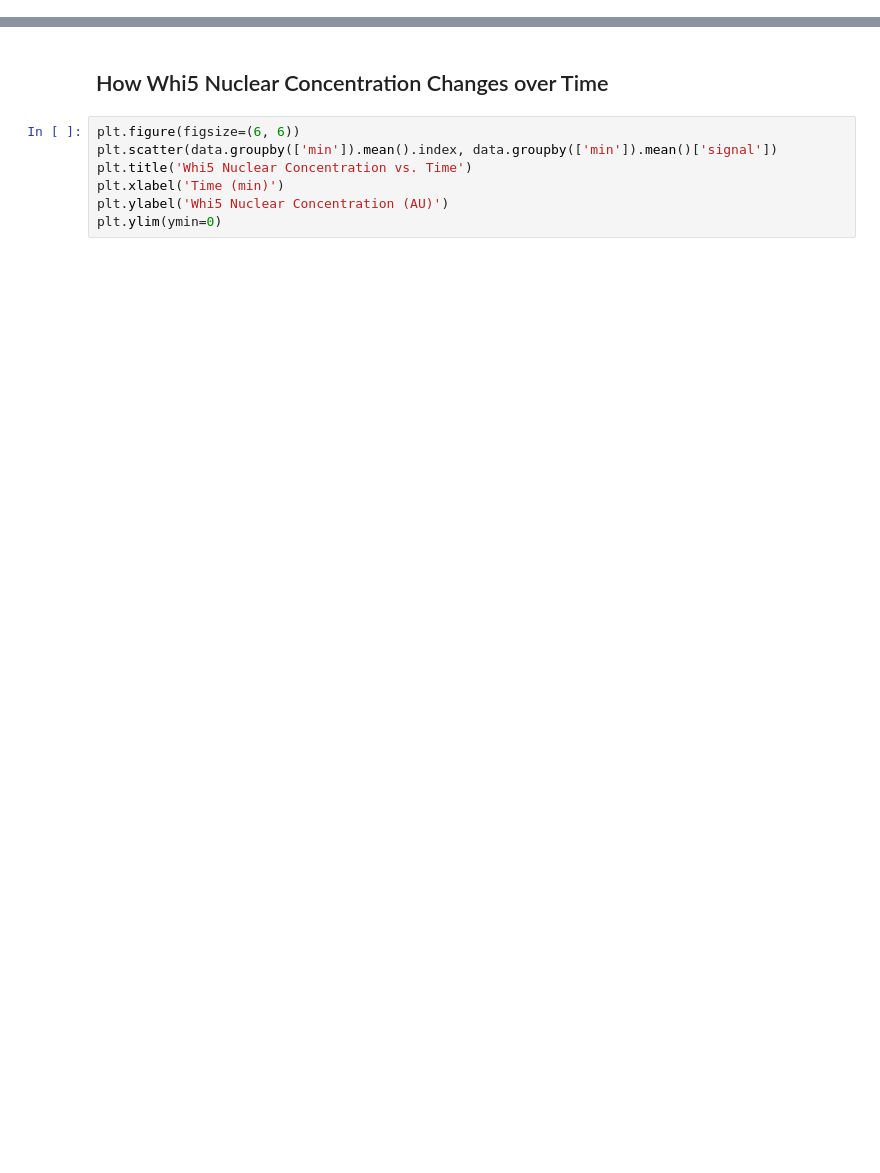
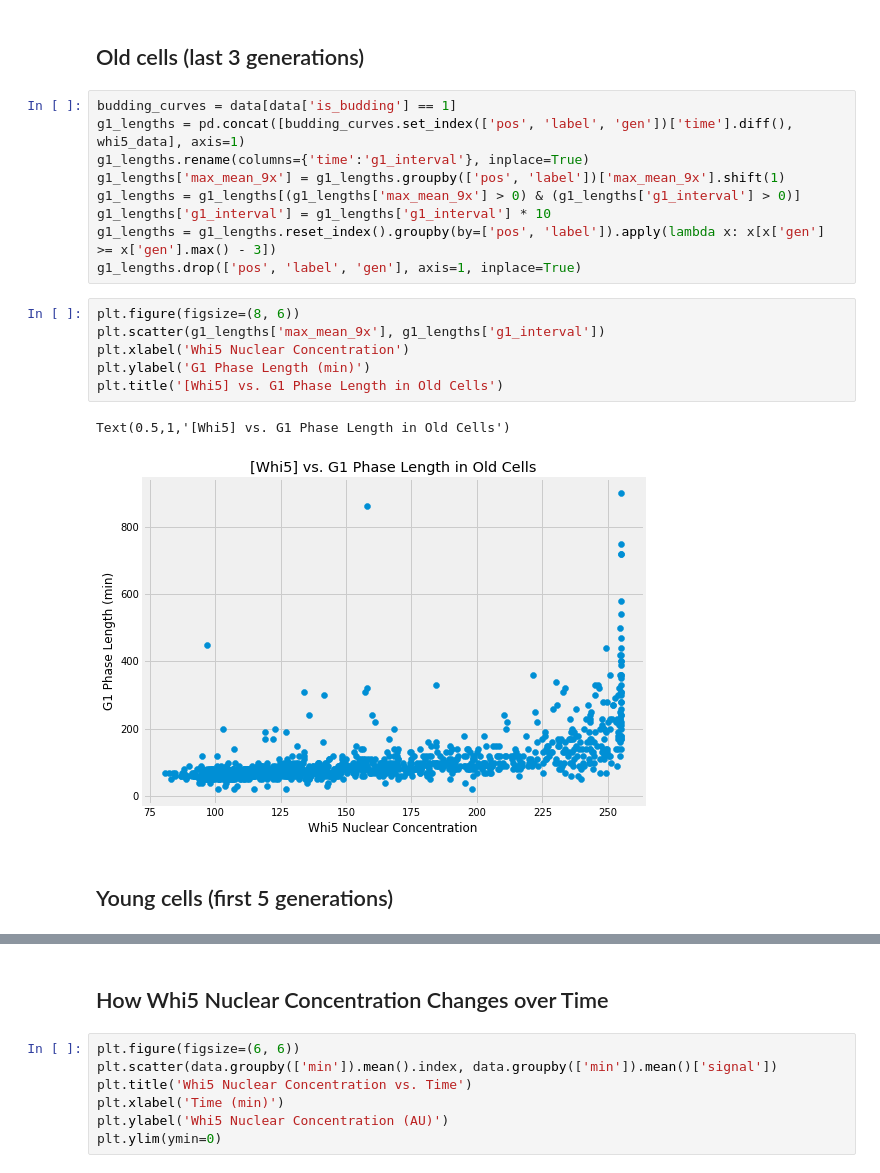
Before and after one commit to alexxyu/yeast-research, a Jupyter notebook: Exp249 Analysis.ipynb, the cells around one changed output, grey strips where cells are left out. Cells and saved outputs as stored; diff of their text form; blank space fills up the shorter version.

```diff
--- a/Exp249 Analysis.ipynb
+++ b/Exp249 Analysis.ipynb
@@ -11,0 +52,22 @@ plt.style.use('fivethirtyeight')
+# %% [markdown]
+## Old cells (last 3 generations)
+# %%
+budding_curves = data[data['is_budding'] == 1]
+g1_lengths = pd.concat([budding_curves.set_index(['pos', 'label', 'gen'])['time'].diff(), whi5_data], axis=1)
+g1_lengths.rename(columns={'time':'g1_interval'}, inplace=True)
+g1_lengths['max_mean_9x'] = g1_lengths.groupby(['pos', 'label'])['max_mean_9x'].shift(1)
+g1_lengths = g1_lengths[(g1_lengths['max_mean_9x'] > 0) & (g1_lengths['g1_interval'] > 0)]
+g1_lengths['g1_interval'] = g1_lengths['g1_interval'] * 10
+g1_lengths = g1_lengths.reset_index().groupby(by=['pos', 'label']).apply(lambda x: x[x['gen'] >= x['gen'].max() - 3])
+g1_lengths.drop(['pos', 'label', 'gen'], axis=1, inplace=True)
+# %%
+plt.figure(figsize=(8, 6))
+plt.scatter(g1_lengths['max_mean_9x'], g1_lengths['g1_interval'])
+plt.xlabel('Whi5 Nuclear Concentration')
+plt.ylabel('G1 Phase Length (min)')
+plt.title('[Whi5] vs. G1 Phase Length in Old Cells')
+# %% [output]
+Text(0.5,1,'[Whi5] vs. G1 Phase Length in Old Cells')
+[figure, added]
+# %% [markdown]
+## Young cells (first 5 generations)
```
Also changed, not shown: parts of 59 cells of this notebook, 1 other file.
